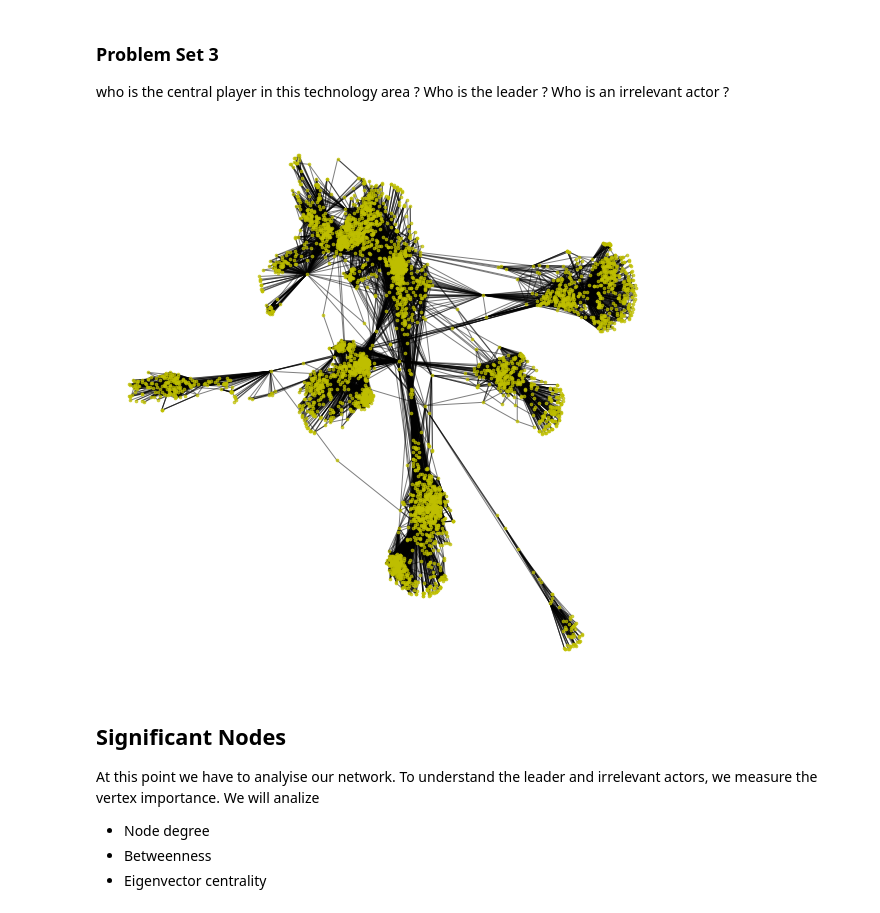
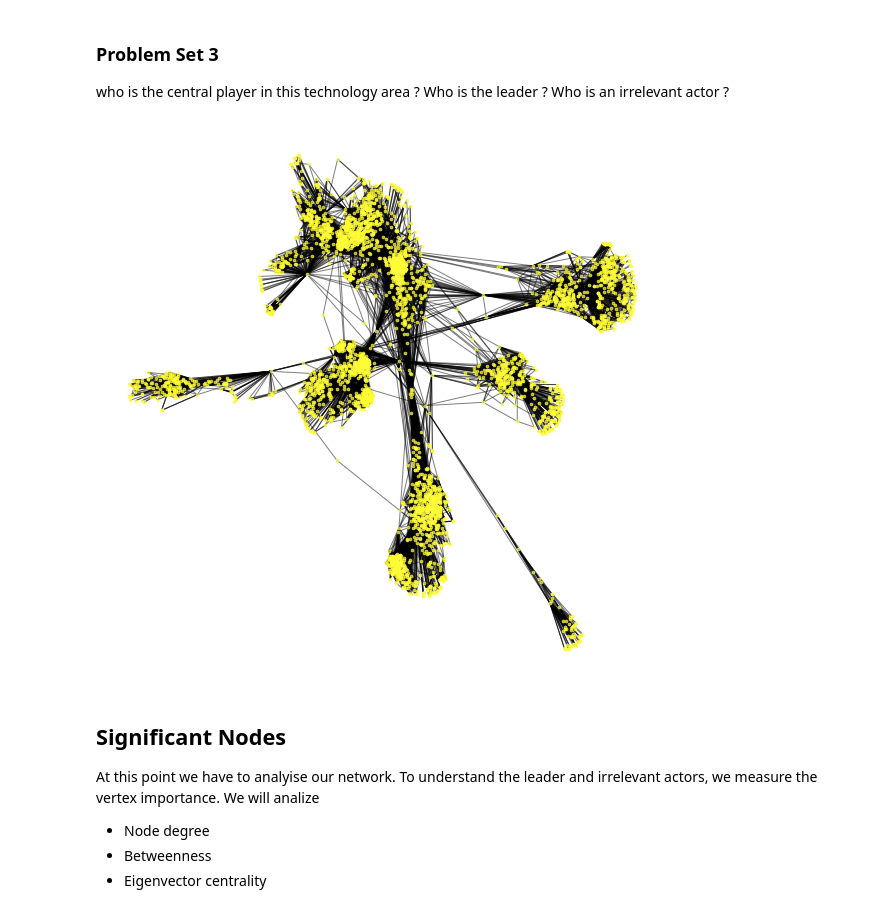
Before and after one commit to anitamezzetti/EPFL_Data_science_in_practice, a Jupyter notebook: Problem Set 3/ps3.ipynb, the cells around one changed output. Saved outputs shown, nothing was run; the diff lists cells and outputs as text; code cells hidden in the pictures.

```diff
--- a/Problem Set 3/ps3.ipynb
+++ b/Problem Set 3/ps3.ipynb
@@ -38,27 +39,33 @@ num_nodes = G.number_of_nodes()
 position = nx.spring_layout(G) # position nodes using Fruchterman-Reingold force-directed algorithm.
 # %%
 # plot function
-def plot_network(G, position, nodes, Z, color_special, new_figure):
+def plot_network(G, position, nodes, Z, color_special, first_figure, last_figure):
     # G is the graph
     # position is calculated using Fruchterman-Reingold force-directed algorithm.
     # nodes: all nodes
     # Z: subset of nodes to highlight
     # color_special = color of these highlighted nodes
-    # new_figure: start a new figure?
+    # first_figure: start a new figure?
+    # last_figure: now a new one to put togheter
 
-    if new_figure==True: plt.figure(figsize=(10,10))
+    if first_figure==True: plt.figure(figsize=(10,10)) #create a new figure
 
-    nx.draw_networkx_nodes(G, position, nodes, node_size = 7, node_color = 'y' , alpha = 0.7)
-    nx.draw_networkx_nodes(G, position, Z, node_size = 14, node_color = color_special)
+    if first_figure == True: # not re-draw nodes/edges if it is not the new figure
+        nx.draw_networkx_nodes(G, position, nodes, node_size = 7, node_color = "#fffd37" , alpha = 0.7)
+        nx.draw_networkx_edges(G, position, alpha = 0.5)
 
-    nx.draw_networkx_edges(G, position, alpha = 0.5)
+    # special nodes
+    nx.draw_networkx_nodes(G, position, Z, node_size = 17, node_color = color_special)
+
+
     plt.axis('off')
-    if new_figure==True: plt.show()
+
+    if last_figure==True: plt.show()
 # %%
 # picture of the network:
-plot_network(G, position, nodes, [], 'r', True)
+plot_network(G, position, nodes, [], 'r', True, True)
 # %% [output]
-[figure, old version]
+[figure, new version]
 # %% [markdown]
 ## Significant Nodes
 At this point we have to analyise our network. To understand the leader and irrelevant actors, we measure the vertex importance. We will analize
```
Also changed, not shown: parts of 13 cells of this notebook.
